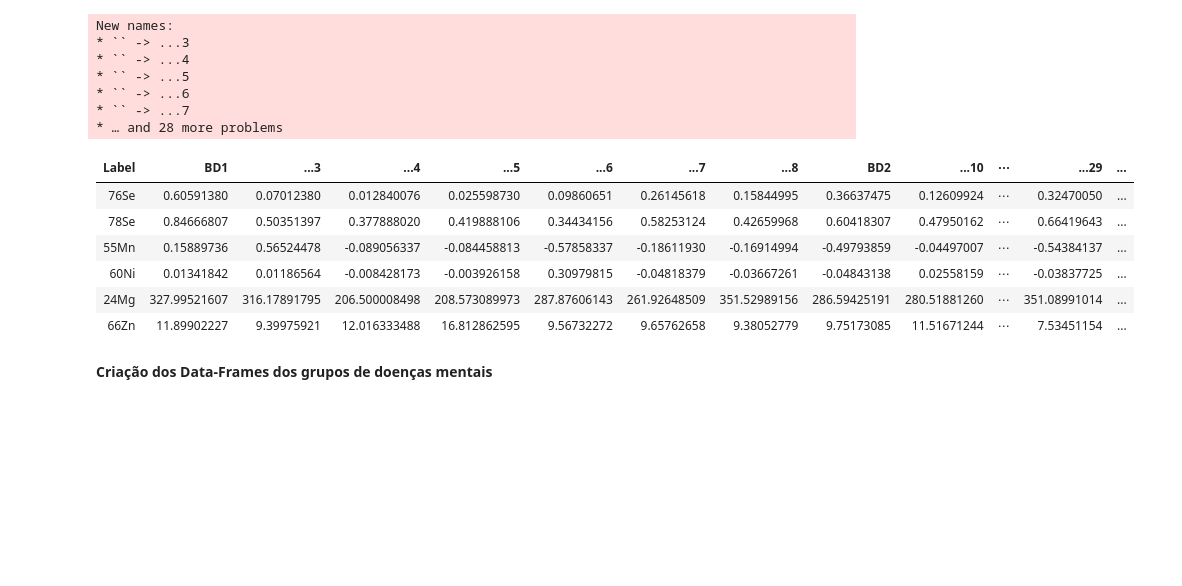
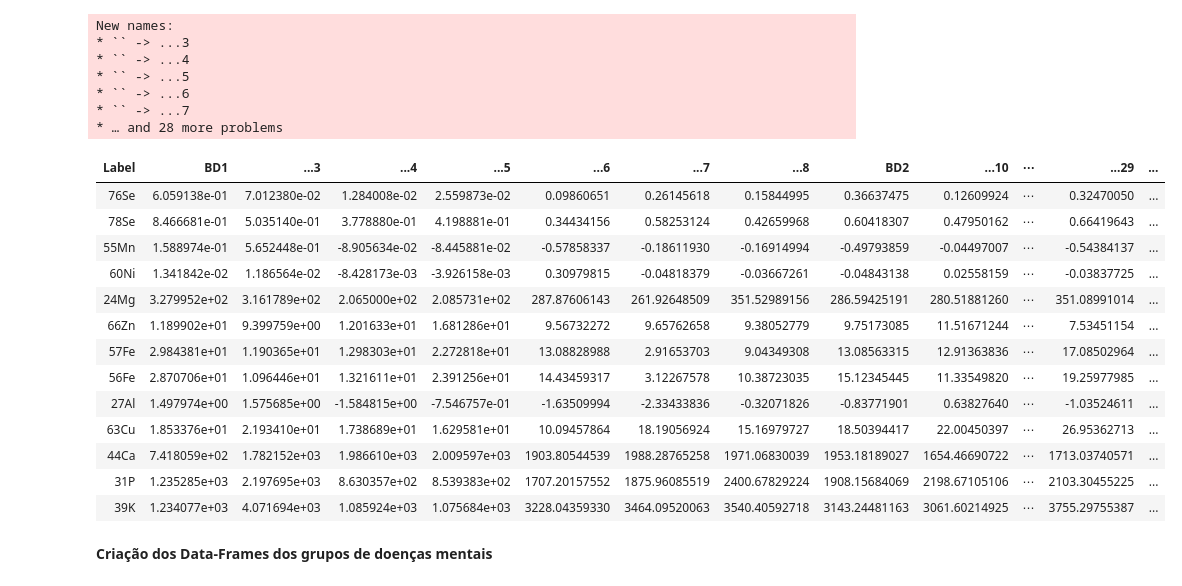
Before and after one commit to fpgdesa/ResultadosElisa, a Jupyter notebook: Resultados.ipynb, the cells around one changed output. Cells and saved outputs as stored; diff of their text form; code cells hidden in the pictures; blank space fills up the shorter version.

```diff
--- a/Resultados.ipynb
+++ b/Resultados.ipynb
@@ -17,16 +39,23 @@ New names:
 * `` -> ...6
 * `` -> ...7
 * … and 28 more problems
-# %%
-head(dados)
-# %% [output]
-| Label | BD1 | ...3 | ...4 | ...5 | ...6 | ...7 | ...8 | BD2 | ...10 | ⋯ | ...29 | ... |
-| 76Se | 0.60591380 | 0.07012380 | 0.012840076 | 0.025598730 | 0.09860651 | 0.26145618 | 0.15844995 | 0.36637475 | 0.12609924 | ⋯ | 0.32470050 | ... |
-| 78Se | 0.84666807 | 0.50351397 | 0.377888020 | 0.419888106 | 0.34434156 | 0.58253124 | 0.42659968 | 0.60418307 | 0.47950162 | ⋯ | 0.66419643 | ... |
-| 55Mn | 0.15889736 | 0.56524478 | -0.089056337 | -0.084458813 | -0.57858337 | -0.18611930 | -0.16914994 | -0.49793859 | -0.04497007 | ⋯ | -0.54384137 | ... |
-| 60Ni | 0.01341842 | 0.01186564 | -0.008428173 | -0.003926158 | 0.30979815 | -0.04818379 | -0.03667261 | -0.04843138 | 0.02558159 | ⋯ | -0.03837725 | ... |
-| 24Mg | 327.99521607 | 316.17891795 | 206.500008498 | 208.573089973 | 287.87606143 | 261.92648509 | 351.52989156 | 286.59425191 | 280.51881260 | ⋯ | 351.08991014 | ... |
-| 66Zn | 11.89902227 | 9.39975921 | 12.016333488 | 16.812862595 | 9.56732272 | 9.65762658 | 9.38052779 | 9.75173085 | 11.51671244 | ⋯ | 7.53451154 | ... |
+# %%
+dados
+# %% [output]
+| Label | BD1 | ...3 | ...4 | ...5 | ...6 | ...7 | ...8 | BD2 | ...10 | ⋯ | ...29 | ... |
+| 76Se | 6.059138e-01 | 7.012380e-02 | 1.284008e-02 | 2.559873e-02 | 0.09860651 | 0.26145618 | 0.15844995 | 0.36637475 | 0.12609924 | ⋯ | 0.32470050 | ... |
+| 78Se | 8.466681e-01 | 5.035140e-01 | 3.778880e-01 | 4.198881e-01 | 0.34434156 | 0.58253124 | 0.42659968 | 0.60418307 | 0.47950162 | ⋯ | 0.66419643 | ... |
+| 55Mn | 1.588974e-01 | 5.652448e-01 | -8.905634e-02 | -8.445881e-02 | -0.57858337 | -0.18611930 | -0.16914994 | -0.49793859 | -0.04497007 | ⋯ | -0.54384137 | ... |
+| 60Ni | 1.341842e-02 | 1.186564e-02 | -8.428173e-03 | -3.926158e-03 | 0.30979815 | -0.04818379 | -0.03667261 | -0.04843138 | 0.02558159 | ⋯ | -0.03837725 | ... |
+| 24Mg | 3.279952e+02 | 3.161789e+02 | 2.065000e+02 | 2.085731e+02 | 287.87606143 | 261.92648509 | 351.52989156 | 286.59425191 | 280.51881260 | ⋯ | 351.08991014 | ... |
+| 66Zn | 1.189902e+01 | 9.399759e+00 | 1.201633e+01 | 1.681286e+01 | 9.56732272 | 9.65762658 | 9.38052779 | 9.75173085 | 11.51671244 | ⋯ | 7.53451154 | ... |
+| 57Fe | 2.984381e+01 | 1.190365e+01 | 1.298303e+01 | 2.272818e+01 | 13.08828988 | 2.91653703 | 9.04349308 | 13.08563315 | 12.91363836 | ⋯ | 17.08502964 | ... |
+| 56Fe | 2.870706e+01 | 1.096446e+01 | 1.321611e+01 | 2.391256e+01 | 14.43459317 | 3.12267578 | 10.38723035 | 15.12345445 | 11.33549820 | ⋯ | 19.25977985 | ... |
+| 27Al | 1.497974e+00 | 1.575685e+00 | -1.584815e+00 | -7.546757e-01 | -1.63509994 | -2.33433836 | -0.32071826 | -0.83771901 | 0.63827640 | ⋯ | -1.03524611 | ... |
+| 63Cu | 1.853376e+01 | 2.193410e+01 | 1.738689e+01 | 1.629581e+01 | 10.09457864 | 18.19056924 | 15.16979727 | 18.50394417 | 22.00450397 | ⋯ | 26.95362713 | ... |
+| 44Ca | 7.418059e+02 | 1.782152e+03 | 1.986610e+03 | 2.009597e+03 | 1903.80544539 | 1988.28765258 | 1971.06830039 | 1953.18189027 | 1654.46690722 | ⋯ | 1713.03740571 | ... |
+| 31P | 1.235285e+03 | 2.197695e+03 | 8.630357e+02 | 8.539383e+02 | 1707.20157552 | 1875.96085519 | 2400.67829224 | 1908.15684069 | 2198.67105106 | ⋯ | 2103.30455225 | ... |
+| 39K | 1.234077e+03 | 4.071694e+03 | 1.085924e+03 | 1.075684e+03 | 3228.04359330 | 3464.09520063 | 3540.40592718 | 3143.24481163 | 3061.60214925 | ⋯ | 3755.29755387 | ... |
 # %% [markdown]
 **Criação dos Data-Frames dos grupos de doenças mentais**
 # %%
```
Also changed, not shown: parts of 11 cells of this notebook.
